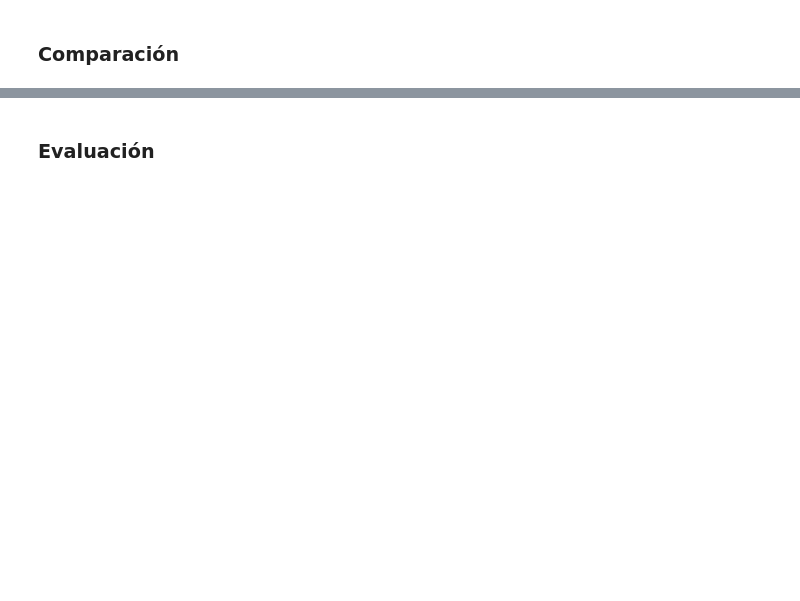
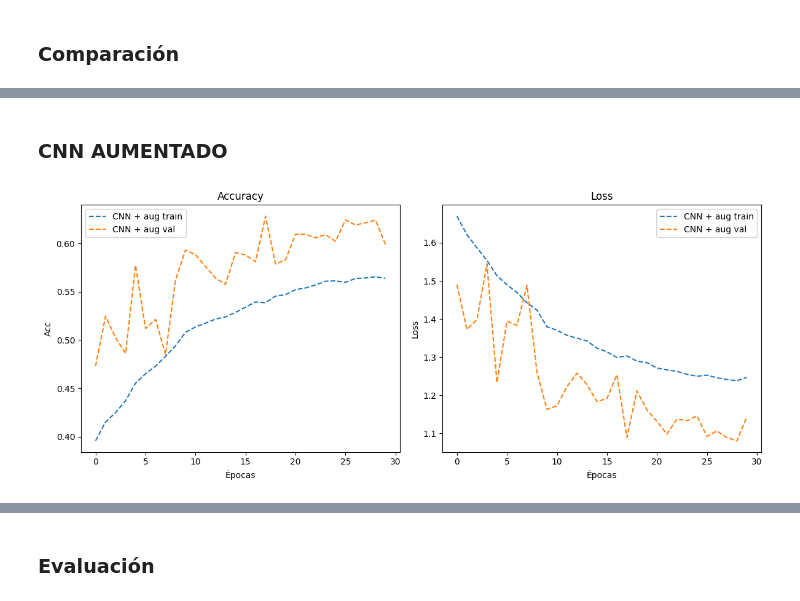
Before and after one commit to Rodrimansidub14/Lab4-DS, a Jupyter notebook: Lab4-DS.ipynb, the cells around one changed output, grey strips where cells are left out. Cells and saved outputs as stored; diff of their text form; code cells hidden in the pictures; blank space fills up the shorter version.

```diff
--- a/Lab4-DS.ipynb
+++ b/Lab4-DS.ipynb
@@ -883,22 +884,44 @@ KeyboardInterrupt:
+# %% [markdown]
+### CNN AUMENTADO
 # %%
+import os, numpy as np
 import matplotlib.pyplot as plt
 
+
+# --- 1) Recuperar histórico del modelo con augmentación (obligatorio) ---
+if 'history_aug' in globals():
+    h_aug = _history_to_dict(history_aug)
+elif os.path.exists("history_cnn_aug.npz"):
+    data_aug = np.load("history_cnn_aug.npz")
+    h_aug = {k: data_aug[k].tolist() for k in data_aug.files}
+else:
+    raise RuntimeError("No se encontró 'history_aug'. Entrena cnn_aug o guarda/carga history_cnn_aug.npz.")
+
+
+
+# --- 3) Graficar ---
 plt.figure(figsize=(12,5))
 
+# Accuracy
 plt.subplot(1,2,1)
-plt.plot(history.history["accuracy"], label="CNN base train")
-plt.plot(history.history["val_accuracy"], label="CNN base val")
-plt.plot(history_aug.history["accuracy"], label="CNN aug train", linestyle="--")
-plt.plot(history_aug.history["val_accuracy"], label="CNN aug val", linestyle="--")
-plt.title("Accuracy — CNN base vs. CNN con Augmentación")
+if h_base is not None:
+    plt.plot(h_base["accuracy"],     label="CNN base train", alpha=0.8)
+    plt.plot(h_base["val_accuracy"], label="CNN base val",   alpha=0.8)
+plt.plot(h_aug["accuracy"],     label="CNN + aug train", linestyle="--")
+plt.plot(h_aug["val_accuracy"], label="CNN + aug val",   linestyle="--")
+plt.title("Accuracy")
 plt.xlabel("Épocas"); plt.ylabel("Acc"); plt.legend()
 
+# Loss
 plt.subplot(1,2,2)
-plt.plot(history.history["loss"], label="CNN base train")
-plt.plot(history.history["val_loss"], label="CNN base val")
-plt.plot(history_aug.history["loss"], label="CNN aug train", linestyle="--")
-plt.plot(history_aug.history["val_loss"], label="CNN aug val", linestyle="--")
-plt.title("Loss — CNN base vs. CNN con Augmentación")
+if h_base is not None:
+    plt.plot(h_base["loss"],     label="CNN base train", alpha=0.8)
+    plt.plot(h_base["val_loss"], label="CNN base val",   alpha=0.8)
+plt.plot(h_aug["loss"],     label="CNN + aug train", linestyle="--")
+plt.plot(h_aug["val_loss"], label="CNN + aug val",   linestyle="--")
+plt.title("Loss")
 plt.xlabel("Épocas"); plt.ylabel("Loss"); plt.legend()
 
 plt.tight_layout(); plt.show()
+# %% [output]
+[figure, added]
```
Also changed, not shown: parts of 7 cells of this notebook, 1 other file.
